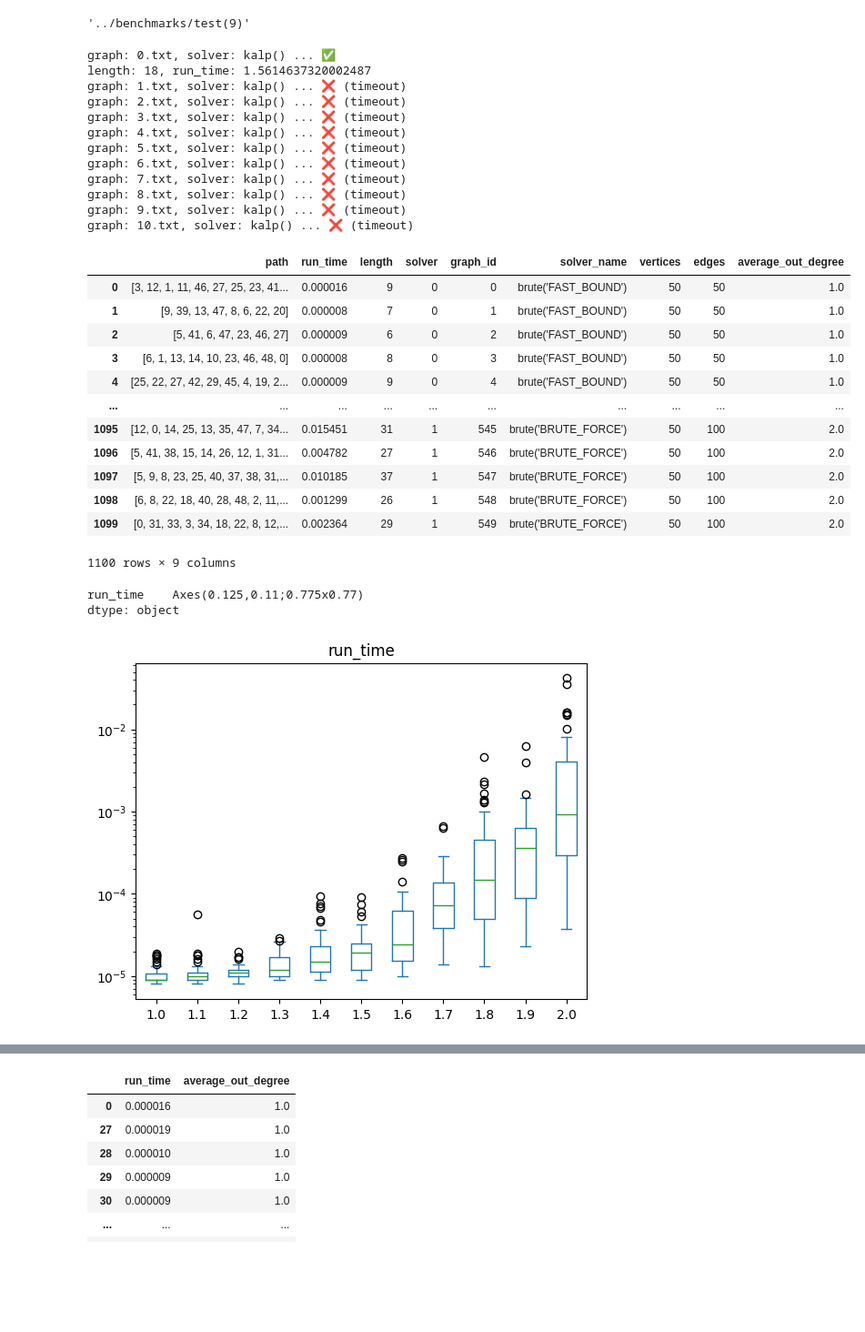
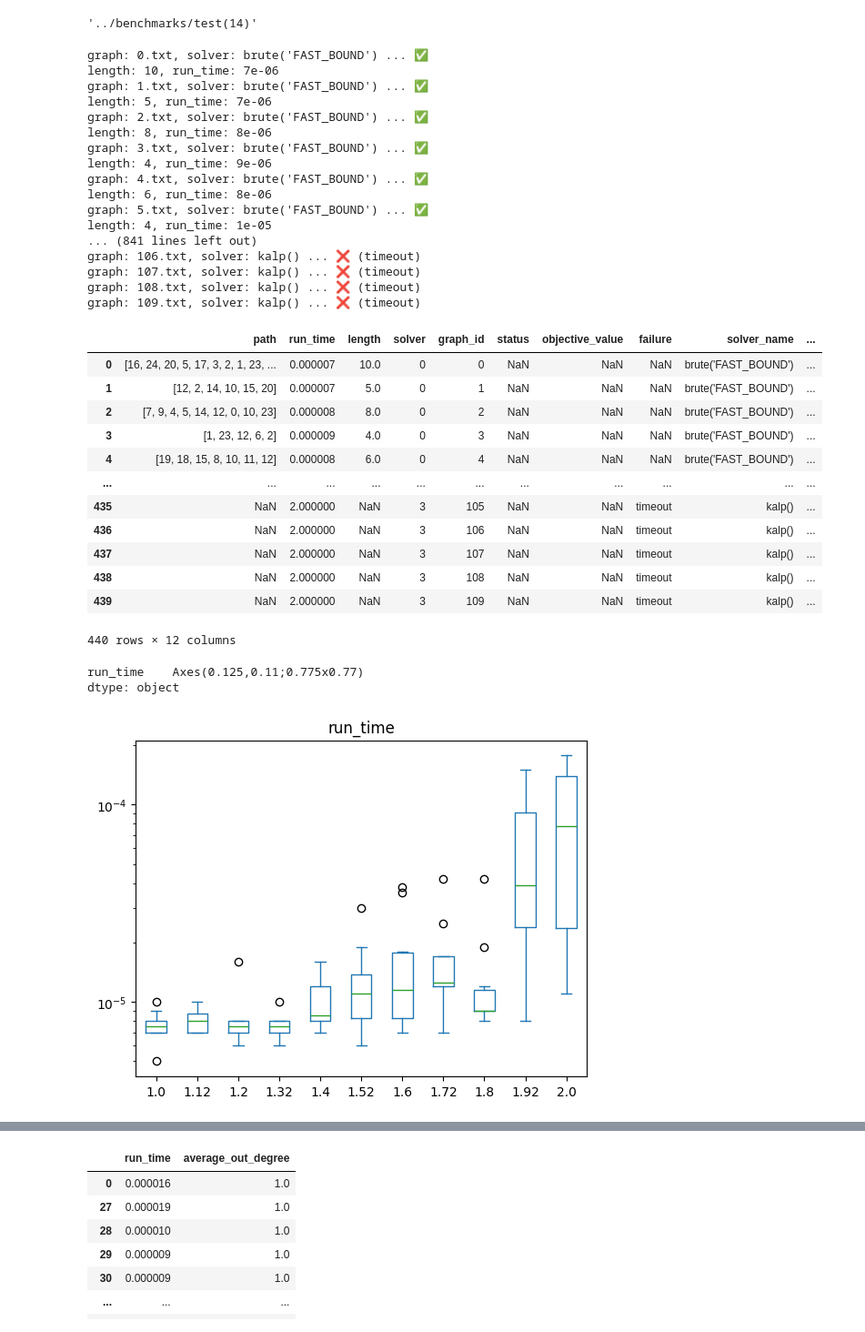
Before and after one commit to blinkybool/LongestPath, a Jupyter notebook: notebooks/benchmarking_specific_degree.ipynb, the cells around one changed output, grey strips where cells are left out. Shown at 91% size. Saved outputs shown, nothing was run; the diff lists cells and outputs as text; code cells hidden in the pictures; blank space fills up the shorter version.

```diff
--- a/notebooks/benchmarking_specific_degree.ipynb
+++ b/notebooks/benchmarking_specific_degree.ipynb
@@ -21,58 +21,65 @@ import re
 def generate():
   return [
     gen_num_edges(25, round(25 * degree))
-      for degree in np.arange(1, 2.1, 0.1) for _ in range(1)
+      for degree in np.arange(1, 2.1, 0.1) for _ in range(10)
   ]
 
 params_code = inspect.getsource(generate)
 graphs = generate()
 
 benchmark = new_benchmark(graphs, solvers=[
-	# Solver("brute", "FAST_BOUND"),
+	Solver("brute", "FAST_BOUND"),
+	Solver("brute", "BRUTE_FORCE"),
+  Solver("ilp"),
 	Solver("kalp"),
-	# Solver("brute", "BRUTE_FORCE"),
 ], params_code = params_code, override_benchmark_path="../benchmarks/test")
 
 benchmark.benchmark_path
 # %% [output]
-'../benchmarks/test(9)'
+'../benchmarks/test(14)'
 # %%
-benchmark = Benchmark.load("../benchmarks/test(4)")
+benchmark = Benchmark.load("../benchmarks/brute_ilp_kalp_10_runs_deg1-2")
 # %%
 benchmark.run(retryFailures=True, timeout=2)
 # %% [output]
-graph: 0.txt, solver: kalp() ... ✅
-length: 18, run_time: 1.5614637320002487
-graph: 1.txt, solver: kalp() ... ❌ (timeout)
-graph: 2.txt, solver: kalp() ... ❌ (timeout)
-graph: 3.txt, solver: kalp() ... ❌ (timeout)
-graph: 4.txt, solver: kalp() ... ❌ (timeout)
-graph: 5.txt, solver: kalp() ... ❌ (timeout)
-graph: 6.txt, solver: kalp() ... ❌ (timeout)
-graph: 7.txt, solver: kalp() ... ❌ (timeout)
-graph: 8.txt, solver: kalp() ... ❌ (timeout)
-graph: 9.txt, solver: kalp() ... ❌ (timeout)
-graph: 10.txt, solver: kalp() ... ❌ (timeout)
+graph: 0.txt, solver: brute('FAST_BOUND') ... ✅
+length: 10, run_time: 7e-06
+graph: 1.txt, solver: brute('FAST_BOUND') ... ✅
+length: 5, run_time: 7e-06
+graph: 2.txt, solver: brute('FAST_BOUND') ... ✅
+length: 8, run_time: 8e-06
+graph: 3.txt, solver: brute('FAST_BOUND') ... ✅
+length: 4, run_time: 9e-06
+graph: 4.txt, solver: brute('FAST_BOUND') ... ✅
+length: 6, run_time: 8e-06
+graph: 5.txt, solver: brute('FAST_BOUND') ... ✅
+length: 4, run_time: 1e-05
+... (841 lines left out)
+graph: 106.txt, solver: kalp() ... ❌ (timeout)
+graph: 107.txt, solver: kalp() ... ❌ (timeout)
+graph: 108.txt, solver: kalp() ... ❌ (timeout)
+graph: 109.txt, solver: kalp() ... ❌ (timeout)
 # %%
-df = benchmark.get_dataframe()
+df_ = benchmark.get_dataframe()
+df = df_
 df
 # %% [output]
-|  | path | run_time | length | solver | graph_id | solver_name | vertices | edges | average_out_degree |
-| 0 | [3, 12, 1, 11, 46, 27, 25, 23, 41... | 0.000016 | 9 | 0 | 0 | brute('FAST_BOUND') | 50 | 50 | 1.0 |
-| 1 | [9, 39, 13, 47, 8, 6, 22, 20] | 0.000008 | 7 | 0 | 1 | brute('FAST_BOUND') | 50 | 50 | 1.0 |
-| 2 | [5, 41, 6, 47, 23, 46, 27] | 0.000009 | 6 | 0 | 2 | brute('FAST_BOUND') | 50 | 50 | 1.0 |
-| 3 | [6, 1, 13, 14, 10, 23, 46, 48, 0] | 0.000008 | 8 | 0 | 3 | brute('FAST_BOUND') | 50 | 50 | 1.0 |
-| 4 | [25, 22, 27, 42, 29, 45, 4, 19, 2... | 0.000009 | 9 | 0 | 4 | brute('FAST_BOUND') | 50 | 50 | 1.0 |
-| ... | ... | ... | ... | ... | ... | ... | ... | ... | ... |
-| 1095 | [12, 0, 14, 25, 13, 35, 47, 7, 34... | 0.015451 | 31 | 1 | 545 | brute('BRUTE_FORCE') | 50 | 100 | 2.0 |
-| 1096 | [5, 41, 38, 15, 14, 26, 12, 1, 31... | 0.004782 | 27 | 1 | 546 | brute('BRUTE_FORCE') | 50 | 100 | 2.0 |
-| 1097 | [5, 9, 8, 23, 25, 40, 37, 38, 31,... | 0.010185 | 37 | 1 | 547 | brute('BRUTE_FORCE') | 50 | 100 | 2.0 |
-| 1098 | [6, 8, 22, 18, 40, 28, 48, 2, 11,... | 0.001299 | 26 | 1 | 548 | brute('BRUTE_FORCE') | 50 | 100 | 2.0 |
-| 1099 | [0, 31, 33, 3, 34, 18, 22, 8, 12,... | 0.002364 | 29 | 1 | 549 | brute('BRUTE_FORCE') | 50 | 100 | 2.0 |
+|  | path | run_time | length | solver | graph_id | status | objective_value | failure | solver_name | ... |
+| 0 | [16, 24, 20, 5, 17, 3, 2, 1, 23, ... | 0.000007 | 10.0 | 0 | 0 | NaN | NaN | NaN | brute('FAST_BOUND') | ... |
+| 1 | [12, 2, 14, 10, 15, 20] | 0.000007 | 5.0 | 0 | 1 | NaN | NaN | NaN | brute('FAST_BOUND') | ... |
+| 2 | [7, 9, 4, 5, 14, 12, 0, 10, 23] | 0.000008 | 8.0 | 0 | 2 | NaN | NaN | NaN | brute('FAST_BOUND') | ... |
+| 3 | [1, 23, 12, 6, 2] | 0.000009 | 4.0 | 0 | 3 | NaN | NaN | NaN | brute('FAST_BOUND') | ... |
+| 4 | [19, 18, 15, 8, 10, 11, 12] | 0.000008 | 6.0 | 0 | 4 | NaN | NaN | NaN | brute('FAST_BOUND') | ... |
+| ... | ... | ... | ... | ... | ... | ... | ... | ... | ... | ... |
+| 435 | NaN | 2.000000 | NaN | 3 | 105 | NaN | NaN | timeout | kalp() | ... |
+| 436 | NaN | 2.000000 | NaN | 3 | 106 | NaN | NaN | timeout | kalp() | ... |
+| 437 | NaN | 2.000000 | NaN | 3 | 107 | NaN | NaN | timeout | kalp() | ... |
+| 438 | NaN | 2.000000 | NaN | 3 | 108 | NaN | NaN | timeout | kalp() | ... |
+| 439 | NaN | 2.000000 | NaN | 3 | 109 | NaN | NaN | timeout | kalp() | ... |
-1100 rows × 9 columns
+440 rows × 12 columns
 # %%
 df[df["solver"] == 0][["run_time", "average_out_degree"]].plot.box(by="average_out_degree", logy=True)
 # %% [output]
 run_time    Axes(0.125,0.11;0.775x0.77)
 dtype: object
-[figure, old version]
+[figure, new version]
```
Also changed, not shown: parts of 5 cells of this notebook, 3 other files.
